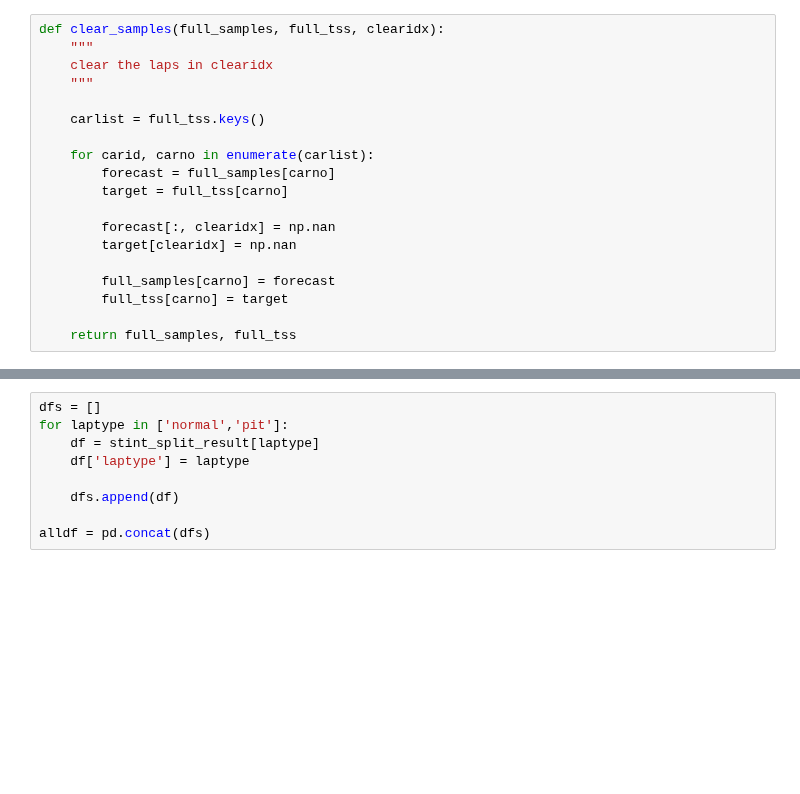
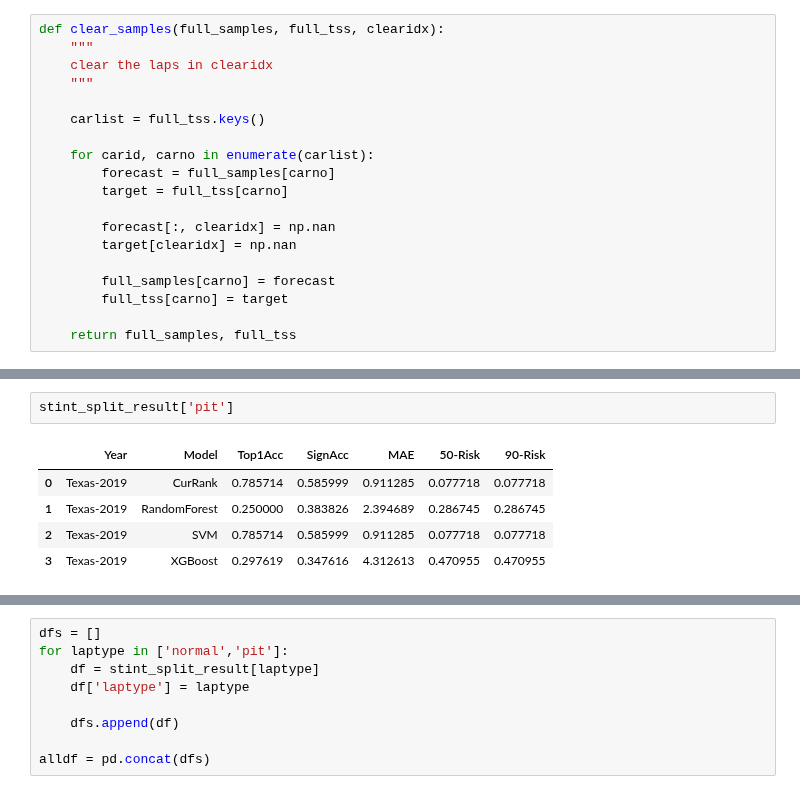
Before and after one commit to DSC-SPIDAL/rankpredictor, a Jupyter notebook: run/22.PaperFinal/notebook/Evaluate-forecasts-paper-v5.ipynb, the cells around one changed output, grey strips where cells are left out. Cells and saved outputs as stored; diff of their text form; blank space fills up the shorter version.

```diff
--- a/run/22.PaperFinal/notebook/Evaluate-forecasts-paper-v5.ipynb
+++ b/run/22.PaperFinal/notebook/Evaluate-forecasts-paper-v5.ipynb
@@ -718,3 +755,11 @@ model: acc={0.16}, mae={5.66}, rmse={7.23},r2={-0.64}, {94}
+# %%
+stint_split_result['pit']
+# %% [output]
+|  | Year | Model | Top1Acc | SignAcc | MAE | 50-Risk | 90-Risk |
+| 0 | Texas-2019 | CurRank | 0.785714 | 0.585999 | 0.911285 | 0.077718 | 0.077718 |
+| 1 | Texas-2019 | RandomForest | 0.250000 | 0.383826 | 2.394689 | 0.286745 | 0.286745 |
+| 2 | Texas-2019 | SVM | 0.785714 | 0.585999 | 0.911285 | 0.077718 | 0.077718 |
+| 3 | Texas-2019 | XGBoost | 0.297619 | 0.347616 | 4.312613 | 0.470955 | 0.470955 |
 # %%
 stint_split_result['normal']
 # %% [output]
```
Also changed, not shown: parts of 11 cells of this notebook, 21 other files.
